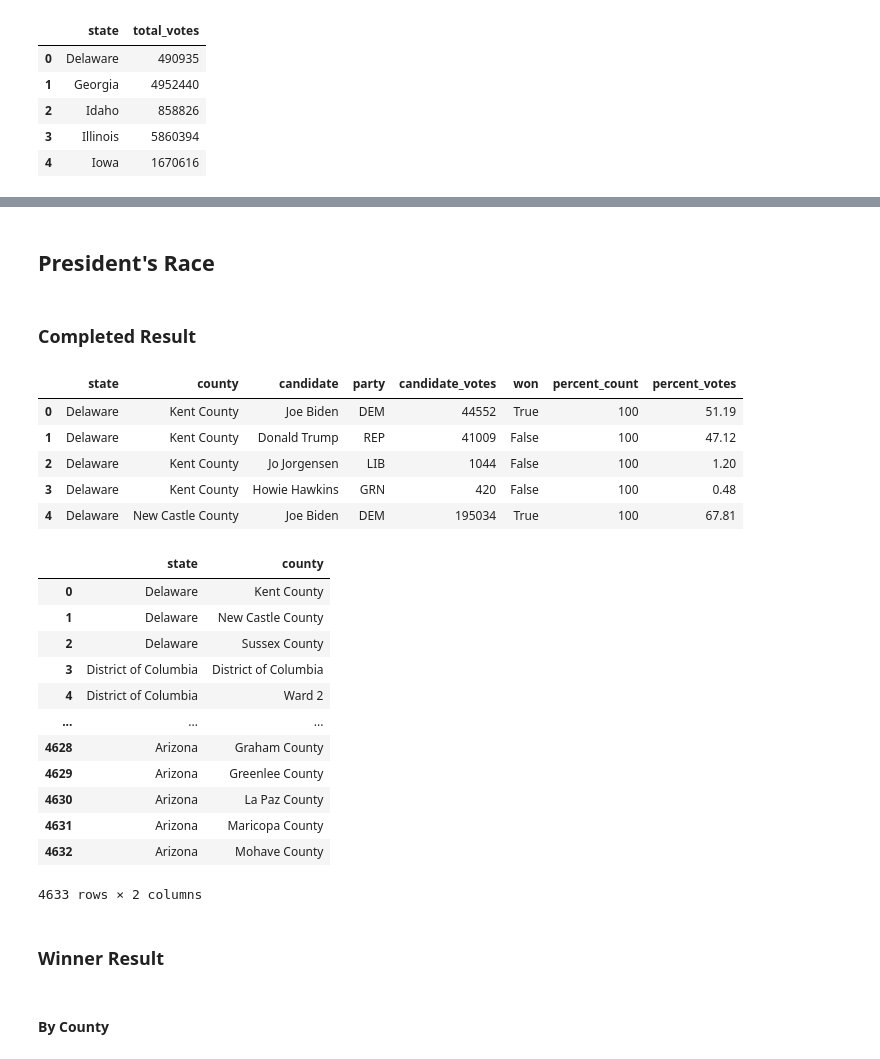
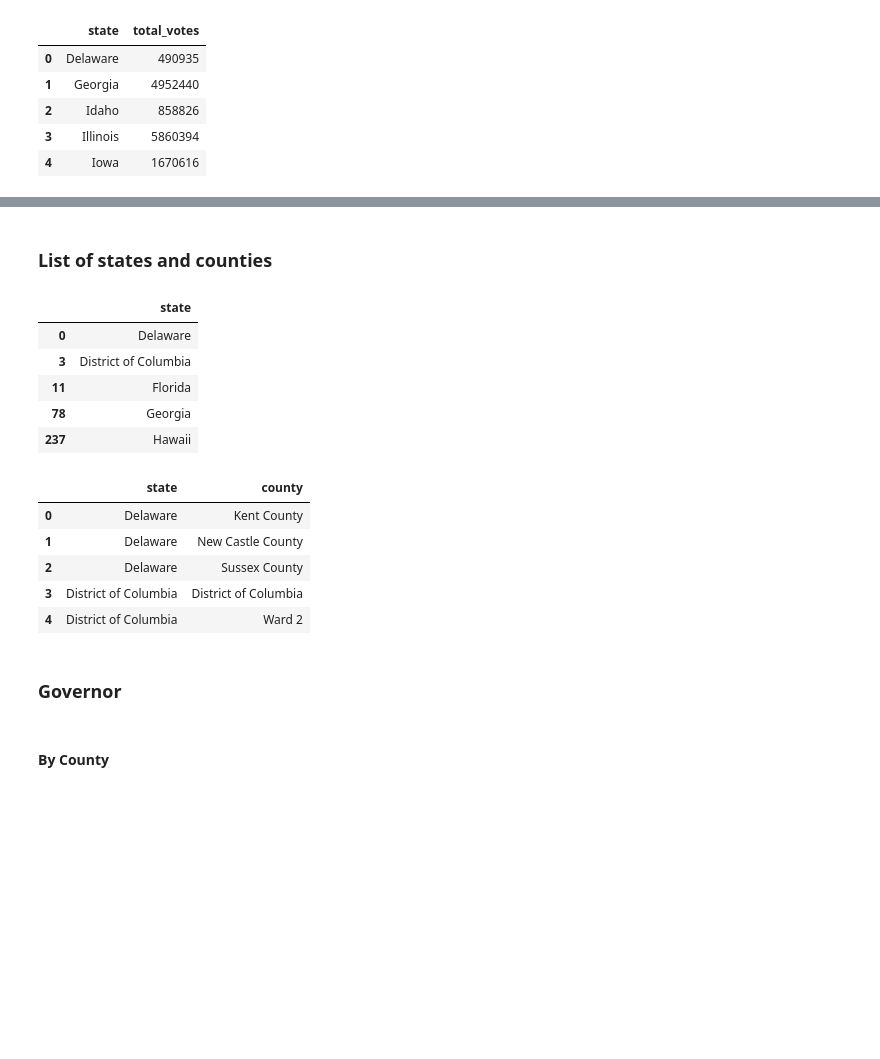
Before and after one commit to LeeProut/ETL-project, a Jupyter notebook: election2020.ipynb, the cells around one changed output, grey strips where cells are left out. Cells and saved outputs as stored; diff of their text form; code cells hidden in the pictures; blank space fills up the shorter version.

```diff
--- a/election2020.ipynb
+++ b/election2020.ipynb
@@ -141,4 +141,0 @@ sen_ste_df.head()
-# %% [markdown]
-## President's Race
-# %% [markdown]
-### Completed Result
@@ -147,37 +142,26 @@ psd_mrgd_df = psd_cn_df.merge(psd_cand_df, how='left', on=['state', 'county'])
-# %%
-# psd_result_df = psd_mrgd_df.loc[psd_mrgd_df['percent'] >= 90]
-psd_result_cleaned_df = psd_mrgd_df.rename(columns={'total_votes_x': 'total_votes',
-                                                      'total_votes_y': 'candidate_votes',
-                                                     'percent': 'percent_count'}).copy()
-psd_completed_result = psd_result_cleaned_df[['state', 'county',
-       'candidate', 'party', 'candidate_votes', 'won', 'percent_count']].copy()
-
-psd_completed_result_df = psd_completed_result.assign(percent_votes = round(psd_completed_result.candidate_votes/psd_completed_result.groupby(['state','county']).candidate_votes.transform('sum')*100, 2))
-
-psd_completed_result_df.head()
-# %% [output]
-|  | state | county | candidate | party | candidate_votes | won | percent_count | percent_votes |
-| 0 | Delaware | Kent County | Joe Biden | DEM | 44552 | True | 100 | 51.19 |
-| 1 | Delaware | Kent County | Donald Trump | REP | 41009 | False | 100 | 47.12 |
-| 2 | Delaware | Kent County | Jo Jorgensen | LIB | 1044 | False | 100 | 1.20 |
-| 3 | Delaware | Kent County | Howie Hawkins | GRN | 420 | False | 100 | 0.48 |
-| 4 | Delaware | New Castle County | Joe Biden | DEM | 195034 | True | 100 | 67.81 |
+# %% [markdown]
+### List of states and counties
+# %%
+# Retrieve only states
+state_df = psd_cn_df[['state']].drop_duplicates(subset=['state'])
+
+state_df.head()
+# %% [output]
+|  | state |
+| 0 | Delaware |
+| 3 | District of Columbia |
+| 11 | Florida |
+| 78 | Georgia |
+| 237 | Hawaii |
 # %%
-x = psd_cn_df[['state', 'county']].drop_duplicates(subset=['state', 'county'])
-x
+# Retrieve only states and counties
+state_county_df = psd_cn_df[['state', 'county']].drop_duplicates(subset=['state', 'county'])
+
+state_county_df.head()
 # %% [output]
 |  | state | county |
 | 0 | Delaware | Kent County |
 | 1 | Delaware | New Castle County |
 | 2 | Delaware | Sussex County |
 | 3 | District of Columbia | District of Columbia |
 | 4 | District of Columbia | Ward 2 |
-| ... | ... | ... |
-| 4628 | Arizona | Graham County |
-| 4629 | Arizona | Greenlee County |
-| 4630 | Arizona | La Paz County |
-| 4631 | Arizona | Maricopa County |
-| 4632 | Arizona | Mohave County |
-4633 rows × 2 columns
-# %% [markdown]
-### Winner Result
@@ -184,2 +173,4 @@ x
+# %% [markdown]
+### Governor
 # %% [markdown]
 #### By County
```
Also changed, not shown: parts of 64 cells of this notebook.
